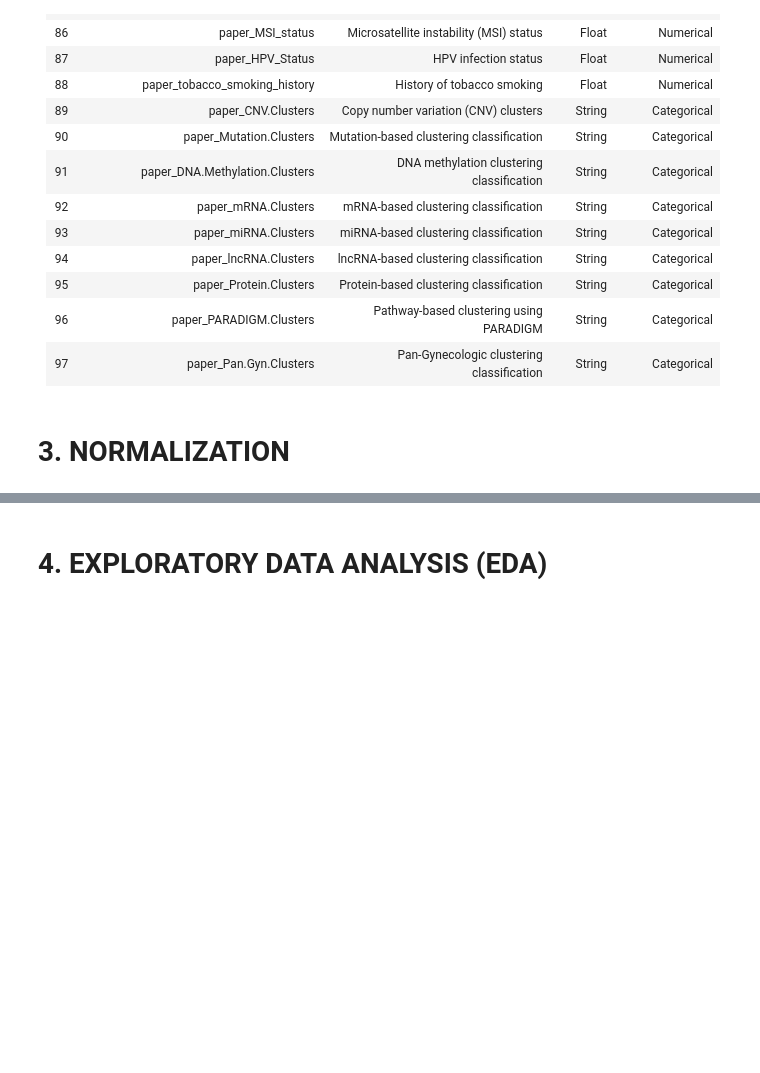
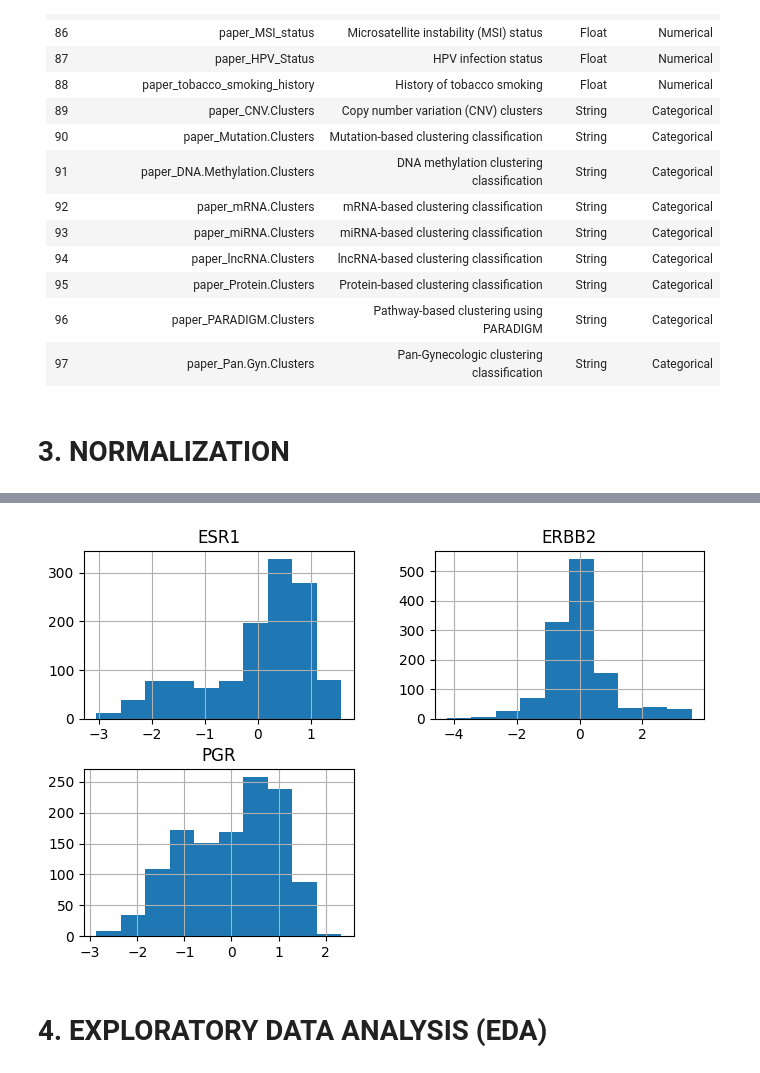
Before and after one commit to Langara-DataHub/DANA-4830-Project, a Jupyter notebook: TCGA-BRCA-Classification.ipynb, the cells around one changed output, grey strips where cells are left out. Drawn from its saved outputs; the diff is of its cells as text; code cells hidden in the pictures; blank space fills up the shorter version.

Commit message:
Update normalization section

```diff
--- a/TCGA-BRCA-Classification.ipynb
+++ b/TCGA-BRCA-Classification.ipynb
@@ -342,3 +394,10 @@ Number of duplicate rows: 0
+# %%
+# Apply Z-score normalization for each gene across all samples
+z_score_gene_data = log2_gene_data.apply(lambda x: (x - x.mean()) / x.std(), axis=0)
+z_score_gene_data.hist(figsize=(8, 5))
+plt.show()
+# %% [output]
+[figure, added]
 # %% [markdown]
 # 4. EXPLORATORY DATA ANALYSIS (EDA) <a name="4"></a>
 # %%
```
Also changed, not shown: parts of 8 cells of this notebook.
